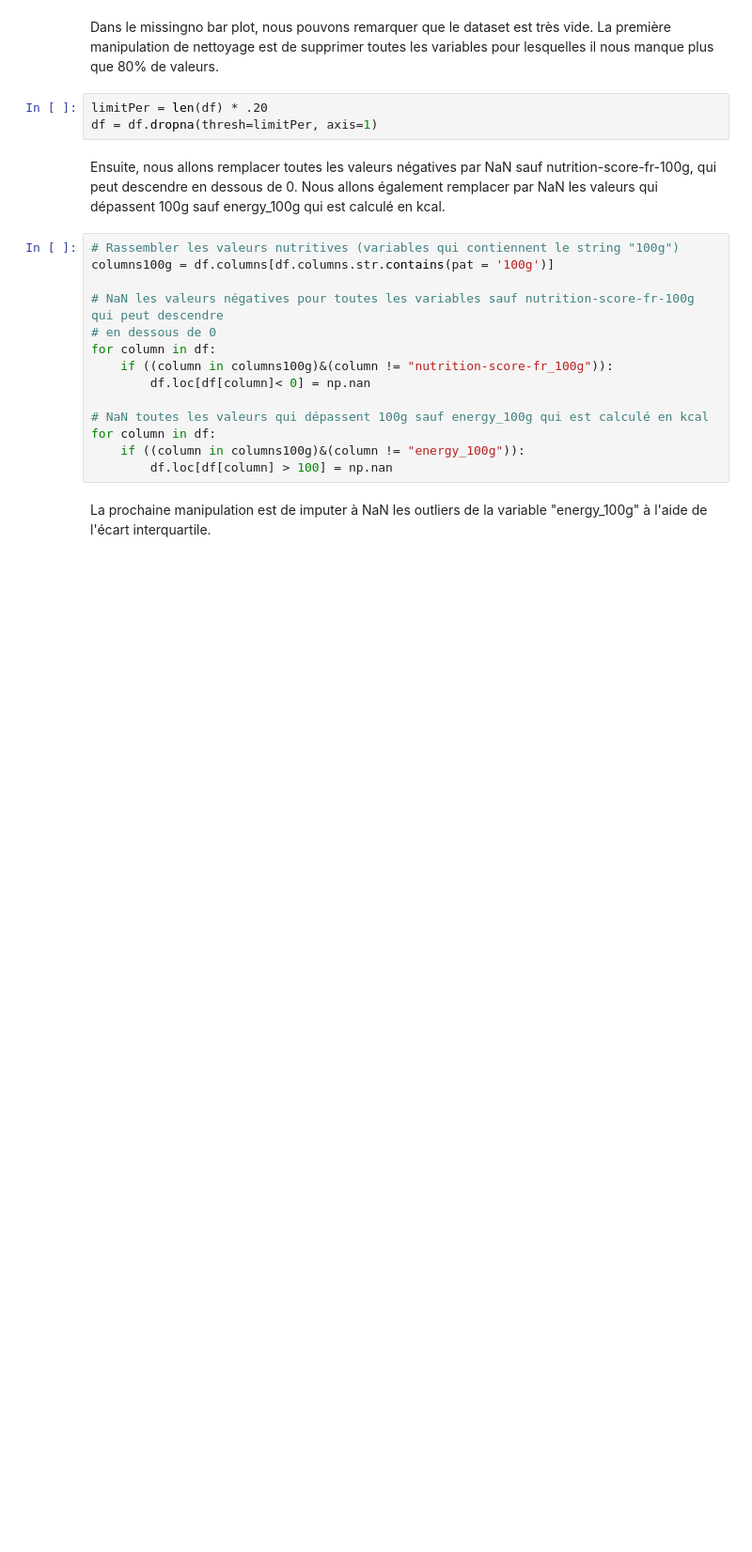
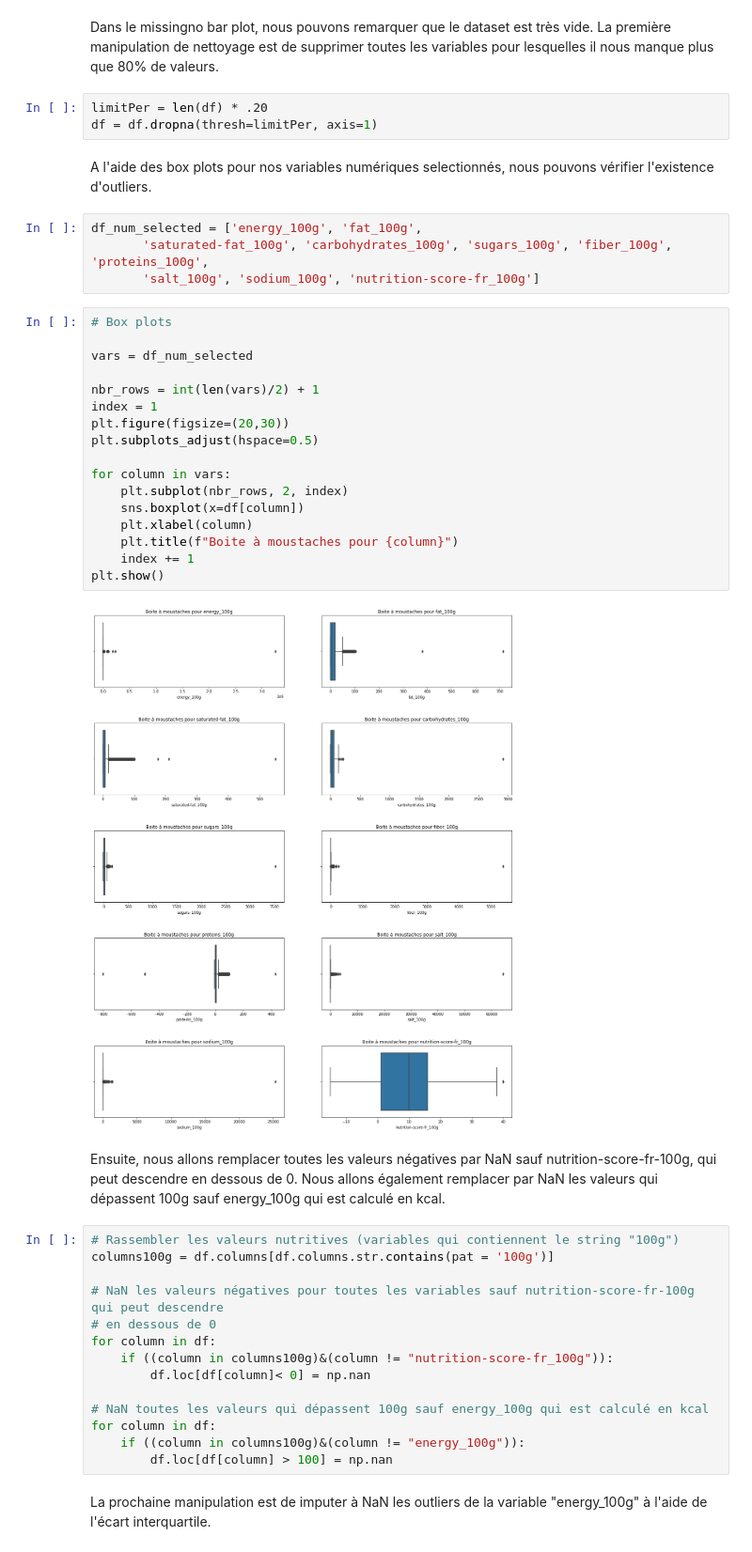
Before and after one commit to katrinmisel/openfoodfacts, a Jupyter notebook: notebook_openfood.ipynb, the cells around one changed output. Shown at 94% size. Drawn from its saved outputs; the diff is of its cells as text; blank space fills up the shorter version.

```diff
--- a/notebook_openfood.ipynb
+++ b/notebook_openfood.ipynb
@@ -93,6 +93,31 @@ Dans le missingno bar plot, nous pouvons remarquer que le dataset est très vide
 # %%
 limitPer = len(df) * .20
 df = df.dropna(thresh=limitPer, axis=1)
+# %% [markdown]
+A l'aide des box plots pour nos variables numériques selectionnés, nous pouvons vérifier l'existence d'outliers.
+# %%
+df_num_selected = ['energy_100g', 'fat_100g',
+       'saturated-fat_100g', 'carbohydrates_100g', 'sugars_100g', 'fiber_100g', 'proteins_100g',
+       'salt_100g', 'sodium_100g', 'nutrition-score-fr_100g']
+# %%
+# Box plots
+
+vars = df_num_selected
+
+nbr_rows = int(len(vars)/2) + 1
+index = 1
+plt.figure(figsize=(20,30))
+plt.subplots_adjust(hspace=0.5)
+
+for column in vars:
+    plt.subplot(nbr_rows, 2, index)
+    sns.boxplot(x=df[column])
+    plt.xlabel(column)
+    plt.title(f"Boite à moustaches pour {column}")
+    index += 1
+plt.show()
+# %% [output]
+[figure, added]
 # %% [markdown]
 Ensuite, nous allons remplacer toutes les valeurs négatives par NaN sauf nutrition-score-fr-100g, qui peut descendre en dessous de 0. Nous allons également remplacer par NaN les valeurs qui dépassent 100g sauf energy_100g qui est calculé en kcal.
 # %%
```
Also changed, not shown: parts of 7 cells of this notebook.
